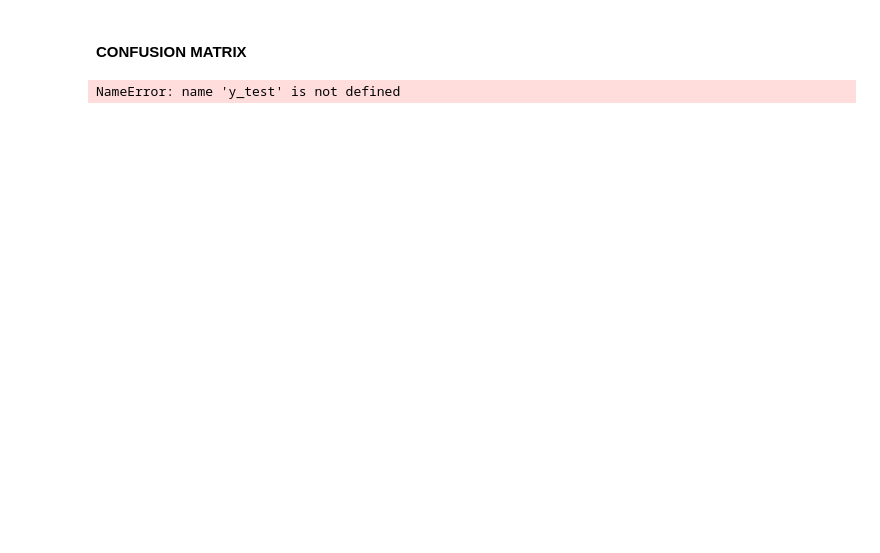
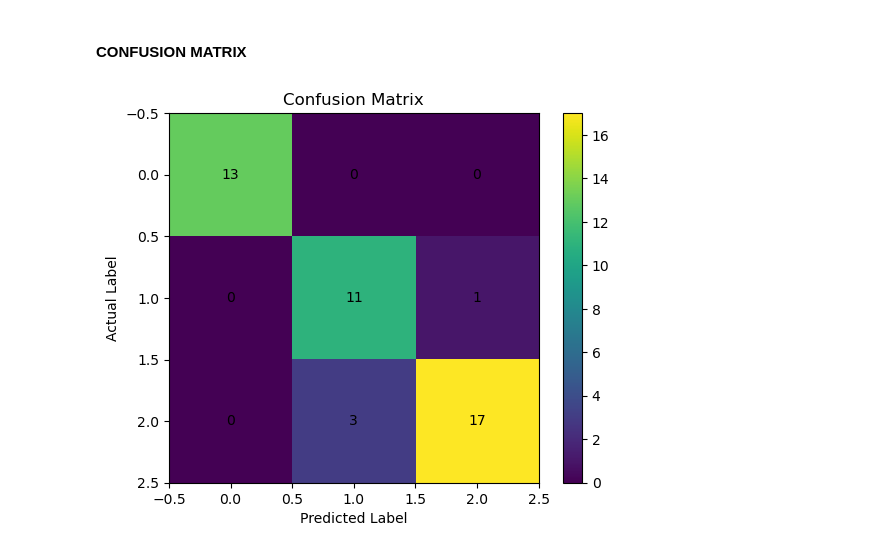
Before and after one commit to mishul17/ML-PRACTICALS, a Jupyter notebook: PRACTICAL PARTS.ipynb, the cells around one changed output. Cells and saved outputs as stored; diff of their text form; code cells hidden in the pictures; blank space fills up the shorter version.

```diff
--- a/PRACTICAL PARTS.ipynb
+++ b/PRACTICAL PARTS.ipynb
@@ -321,21 +355,21 @@ Accuracy: 0.9777777777777777
 # %%
 from sklearn.metrics import confusion_matrix
 
 # Calculate the confusion matrix
-cm = confusion_matrix(y_test, y_pred)
+cm = confusion_matrix(Y_test, Y_pred)
 
 # ---- GRAPH ----
 plt.imshow(cm)
 plt.title("Confusion Matrix")
 plt.xlabel("Predicted Label")
 plt.ylabel("Actual Label")
 plt.colorbar()
 
 # Add values inside cells
 for i in range(len(cm)):
     for j in range(len(cm)):
         plt.text(j, i, cm[i, j], ha="center", va="center")
 
 plt.show()
 # %% [output]
-NameError: name 'y_test' is not defined
+[figure, added]
```
Also changed, not shown: parts of 4 cells of this notebook, 2 other files.
